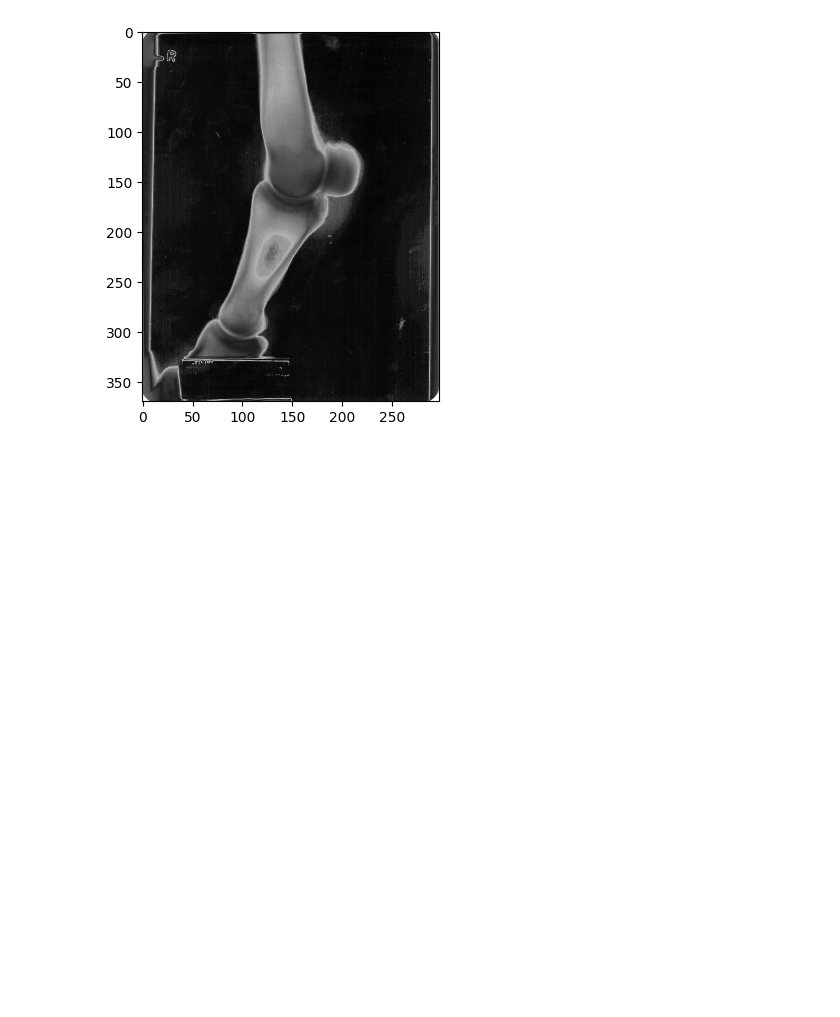
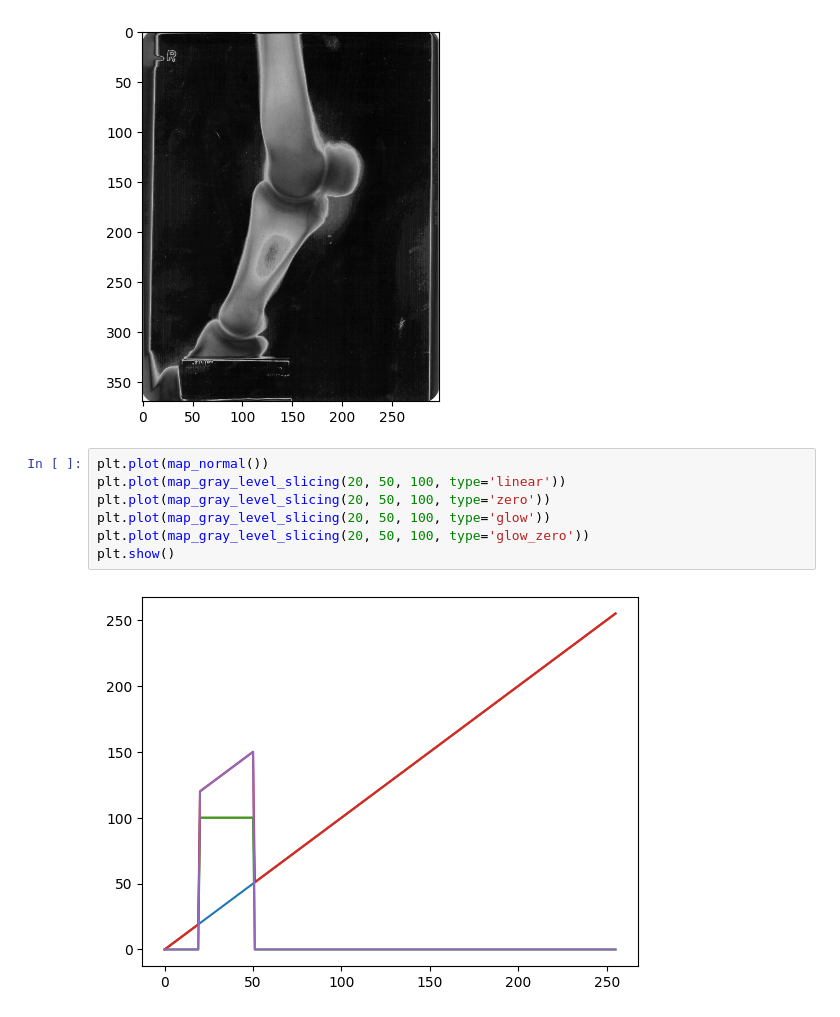
Before and after one commit to JuanIturriaga/practicaPDI, a Jupyter notebook: tp01.ipynb, the cells around one changed output. Saved outputs shown, nothing was run; the diff lists cells and outputs as text; blank space fills up the shorter version.

```diff
--- a/tp01.ipynb
+++ b/tp01.ipynb
@@ -69,3 +69,12 @@ plt.imshow(img_contrast_stretching(img.copy(), points), 'gray')
 # %% [output]
 <matplotlib.image.AxesImage at 0x...>
 [figure]
+# %%
+plt.plot(map_normal())
+plt.plot(map_gray_level_slicing(20, 50, 100, type='linear'))
+plt.plot(map_gray_level_slicing(20, 50, 100, type='zero'))
+plt.plot(map_gray_level_slicing(20, 50, 100, type='glow'))
+plt.plot(map_gray_level_slicing(20, 50, 100, type='glow_zero'))
+plt.show()
+# %% [output]
+[figure, added]
```
Also changed, not shown: parts of 5 cells of this notebook.
